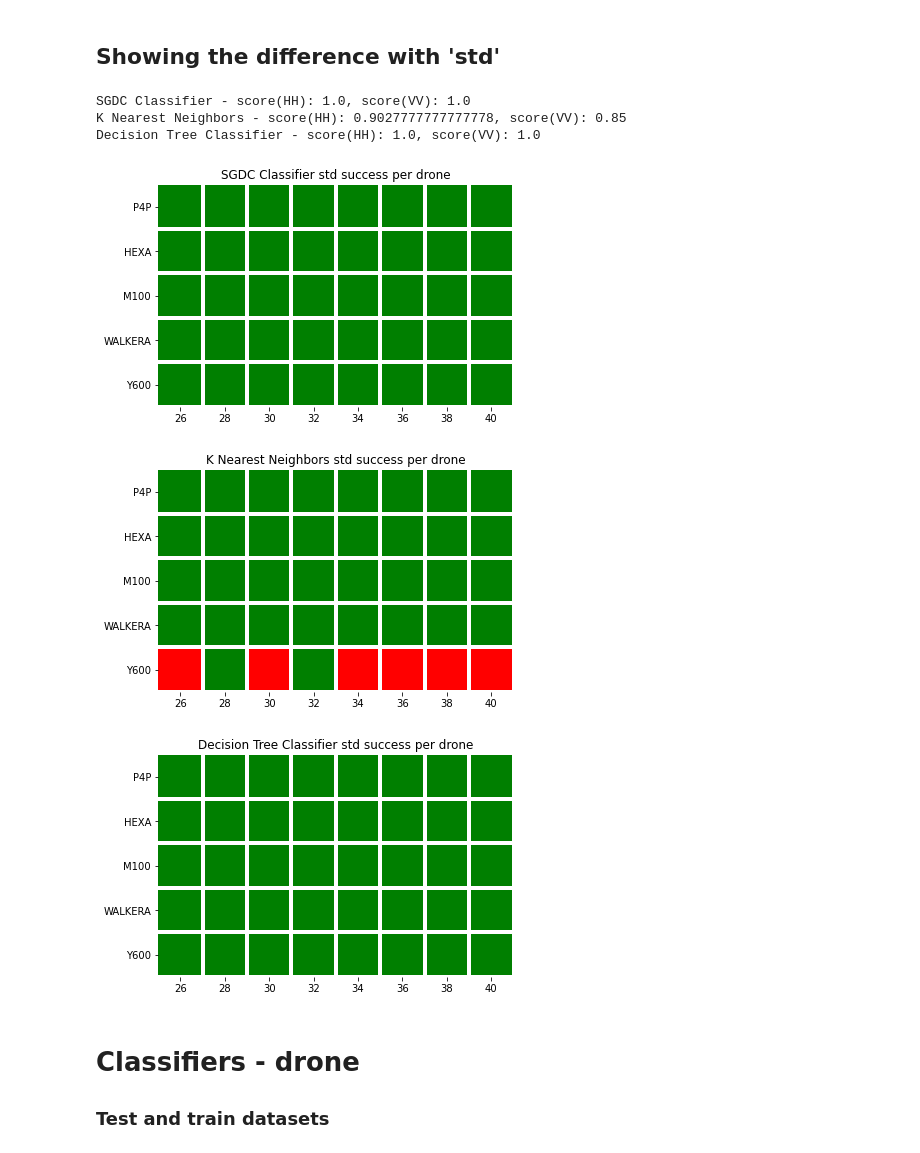
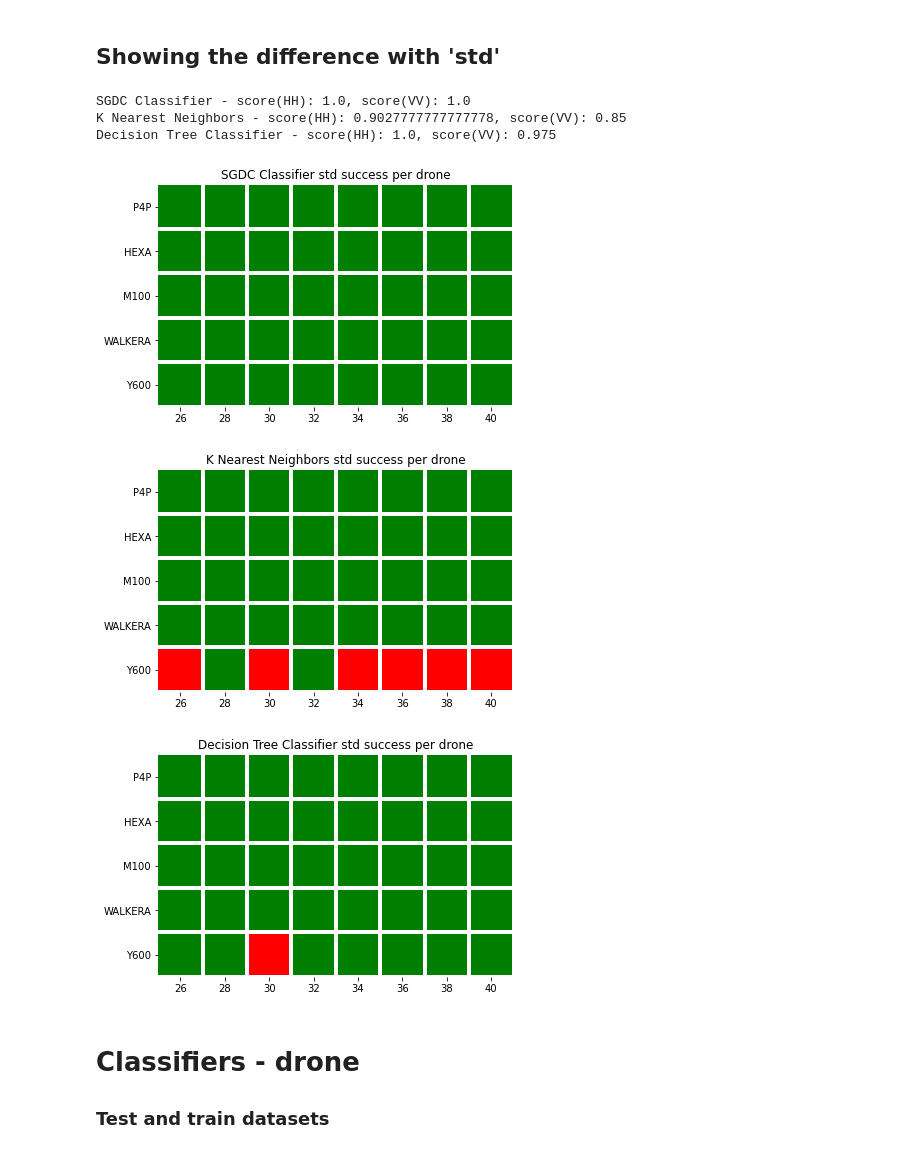
Before and after one commit to sa1g/Drone-RCS-recognition, a Jupyter notebook: Data Analysis.ipynb, the cells around one changed output. Drawn from its saved outputs; the diff is of its cells as text; code cells hidden in the pictures.

```diff
--- a/Data Analysis.ipynb
+++ b/Data Analysis.ipynb
@@ -214,10 +214,11 @@ x1_model = test['Model']
 x1_freq = test['f[GHz]']
 # %%
 # loop with 3 classifiers.
-X = train.drop(columns=['Model', 'Pos','std'])
+X = train.drop(columns=['Model', 'Pos','std','Group'])
 y = train['Group']
 y1 = test['Group']
-X1 = test.drop(columns=['Model', 'Pos','std'])
+X1 = test.drop(columns=['Model', 'Pos','std','Group'])
+
 
 # Define Classifiers
 clf = make_pipeline(StandardScaler(), SGDClassifier(n_jobs = -1, max_iter=11000, tol=1e-3, learning_rate='adaptive', eta0=1))
@@ -298,18 +299,18 @@ Decision Tree Classifier - score(HH): 1.0, score(VV): 1.0
 # %% [markdown]
 ## Showing the difference with 'std'
 # %%
-X = train.drop(columns=['Model', 'Pos'])
+X = train.drop(columns=['Model', 'Pos', 'Group'])
 y = train['Group']
 y1 = test['Group']
-X1 = test.drop(columns=['Model', 'Pos'])
+X1 = test.drop(columns=['Model', 'Pos', 'Group'])
 classifier_test(X,y,X1,y1,"std",6)
 # %% [output]
 SGDC Classifier - score(HH): 1.0, score(VV): 1.0
 K Nearest Neighbors - score(HH): 0.9027777777777778, score(VV): 0.85
-Decision Tree Classifier - score(HH): 1.0, score(VV): 1.0
+Decision Tree Classifier - score(HH): 1.0, score(VV): 0.975
 [figure]
 [figure]
-[figure, old version]
+[figure, new version]
 # %% [markdown]
 # Classifiers - drone
 ### Test and train datasets
```
Also changed, not shown: parts of 2 cells of this notebook, 16 other files.
